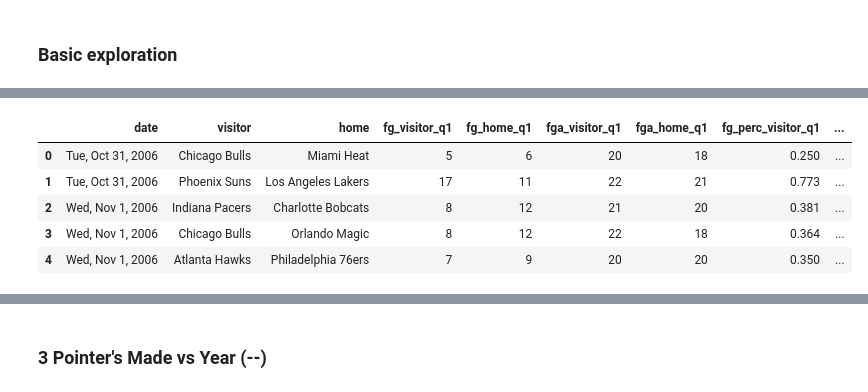
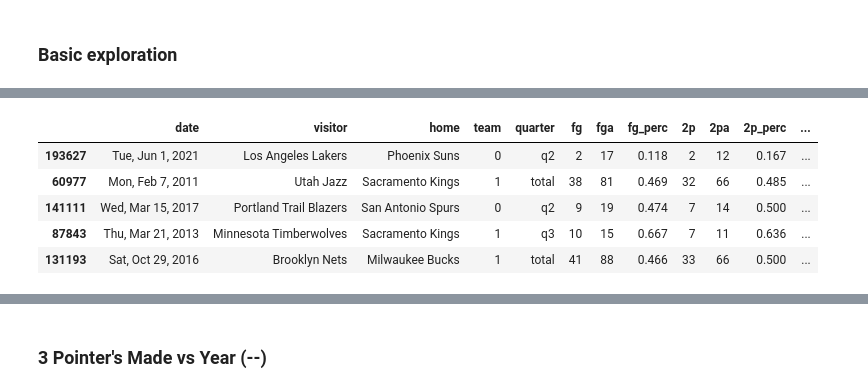
Before and after one commit to tylerengland25/NBA, a Jupyter notebook: backend/analysis/3p_shooting.ipynb, the cells around one changed output, grey strips where cells are left out. Saved outputs shown, nothing was run; the diff lists cells and outputs as text; code cells hidden in the pictures.

```diff
--- a/backend/analysis/3p_shooting.ipynb
+++ b/backend/analysis/3p_shooting.ipynb
@@ -33,7 +35,3 @@ Directory: C:\Users\tyler\OneDrive\Documents\Python\NBA
 df = pd.read_csv('backend/data/shooting.csv').drop(['Unnamed: 0'], axis=1)
 # %% [markdown]
 ### Basic exploration
-# %%
-pd.set_option('display.max_columns', None)
-pd.set_option('display.max_rows', None)
-df.describe()
@@ -50,12 +58,12 @@ df.describe()
 # %%
-df.head()
+df.sample(5)
 # %% [output]
-|  | date | visitor | home | fg_visitor_q1 | fg_home_q1 | fga_visitor_q1 | fga_home_q1 | fg_perc_visitor_q1 | ... |
-| 0 | Tue, Oct 31, 2006 | Chicago Bulls | Miami Heat | 5 | 6 | 20 | 18 | 0.250 | ... |
-| 1 | Tue, Oct 31, 2006 | Phoenix Suns | Los Angeles Lakers | 17 | 11 | 22 | 21 | 0.773 | ... |
-| 2 | Wed, Nov 1, 2006 | Indiana Pacers | Charlotte Bobcats | 8 | 12 | 21 | 20 | 0.381 | ... |
-| 3 | Wed, Nov 1, 2006 | Chicago Bulls | Orlando Magic | 8 | 12 | 22 | 18 | 0.364 | ... |
-| 4 | Wed, Nov 1, 2006 | Atlanta Hawks | Philadelphia 76ers | 7 | 9 | 20 | 20 | 0.350 | ... |
+|  | date | visitor | home | team | quarter | fg | fga | fg_perc | 2p | 2pa | 2p_perc | ... |
+| 193627 | Tue, Jun 1, 2021 | Los Angeles Lakers | Phoenix Suns | 0 | q2 | 2 | 17 | 0.118 | 2 | 12 | 0.167 | ... |
+| 60977 | Mon, Feb 7, 2011 | Utah Jazz | Sacramento Kings | 1 | total | 38 | 81 | 0.469 | 32 | 66 | 0.485 | ... |
+| 141111 | Wed, Mar 15, 2017 | Portland Trail Blazers | San Antonio Spurs | 0 | q2 | 9 | 19 | 0.474 | 7 | 14 | 0.500 | ... |
+| 87843 | Thu, Mar 21, 2013 | Minnesota Timberwolves | Sacramento Kings | 1 | q3 | 10 | 15 | 0.667 | 7 | 11 | 0.636 | ... |
+| 131193 | Sat, Oct 29, 2016 | Brooklyn Nets | Milwaukee Bucks | 1 | total | 41 | 88 | 0.466 | 33 | 66 | 0.500 | ... |
 # %%
 # Convert 'date' column to Date object
 df['date'] = pd.to_datetime(df['date'])
```
Also changed, not shown: parts of 11 cells of this notebook.
